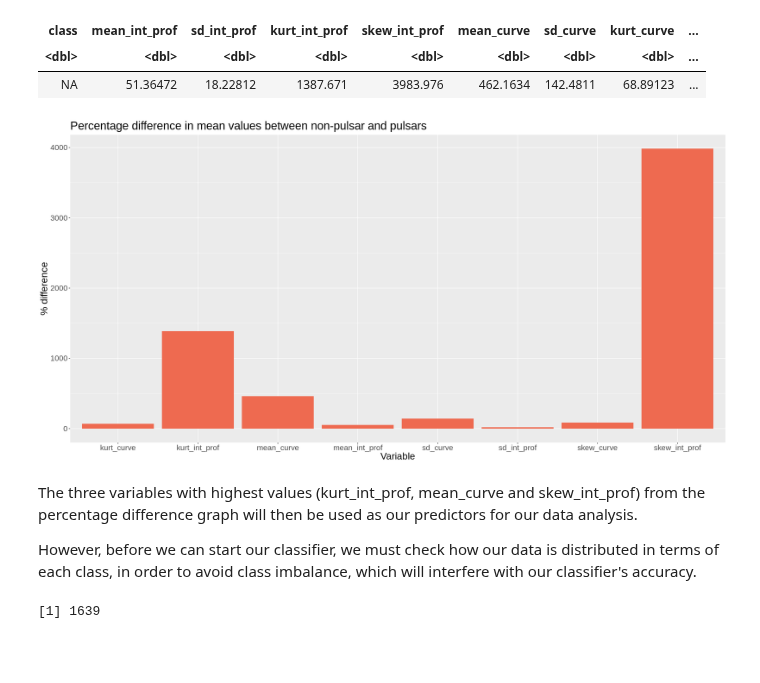
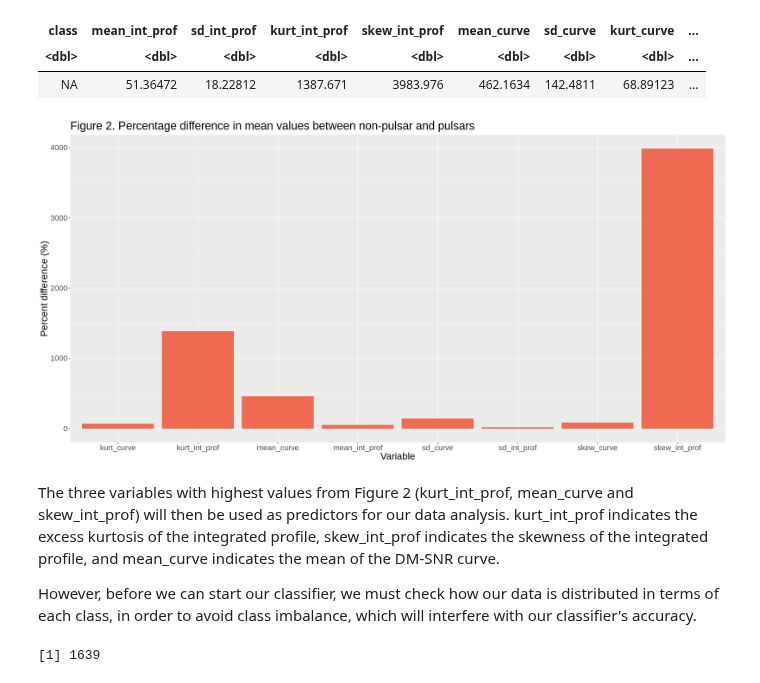
Before and after one commit to Phillipl132/dsci_100_group_24, a Jupyter notebook: Project_Report.ipynb, the cells around one changed output. Drawn from its saved outputs; the diff is of its cells as text; code cells hidden in the pictures; blank space fills up the shorter version.

```diff
--- a/Project_Report.ipynb
+++ b/Project_Report.ipynb
@@ -126,21 +130,21 @@ A data.frame: 1 × 9
 # %%
 tidy_percentage_diff <- pulsar_percentage_difference %>%
     pivot_longer(cols = mean_int_prof:skew_curve,
                 names_to = "variable",
                 values_to = "pct_diff")
 
 percentage_diff_viz <- tidy_percentage_diff %>%
     ggplot(aes(x = variable, y = pct_diff)) +
     geom_bar(stat = "Identity", fill = "coral2") +
-    labs(x = "Variable", y = "% difference") +
+    labs(x = "Variable", y = "Percent difference (%)") +
     theme(text = element_text(size=20)) +
-    ggtitle("Percentage difference in mean values between non-pulsar and pulsars")
+    ggtitle("Figure 2. Percentage difference in mean values between non-pulsar and pulsars")
 
 percentage_diff_viz
 # %% [output]
-[figure, old version]
+[figure, new version]
 # %% [markdown]
-The three variables with highest values (kurt_int_prof, mean_curve and skew_int_prof) from the percentage difference graph will then be used as our predictors for our data analysis.
+The three variables with highest values from Figure 2 (kurt_int_prof, mean_curve and skew_int_prof) will then be used as predictors for our data analysis. kurt_int_prof indicates the excess kurtosis of the integrated profile, skew_int_prof indicates the skewness of the integrated profile, and mean_curve indicates the mean of the DM-SNR curve.
 
 However, before we can start our classifier, we must check how our data is distributed in terms of each class, in order to avoid class imbalance, which will interfere with our classifier's accuracy.
 # %%
```
Also changed, not shown: parts of 15 cells of this notebook.
